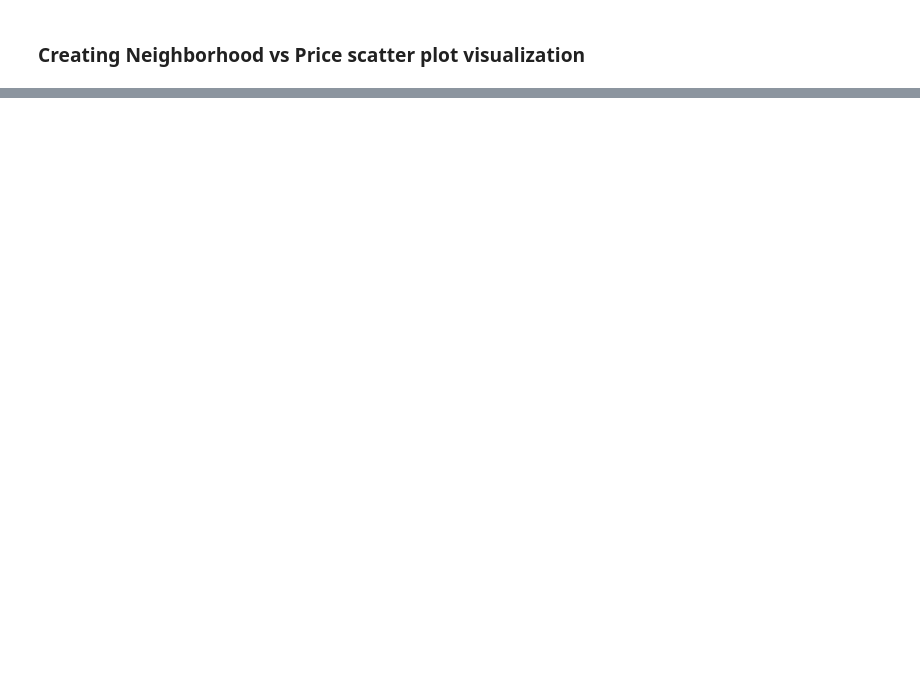
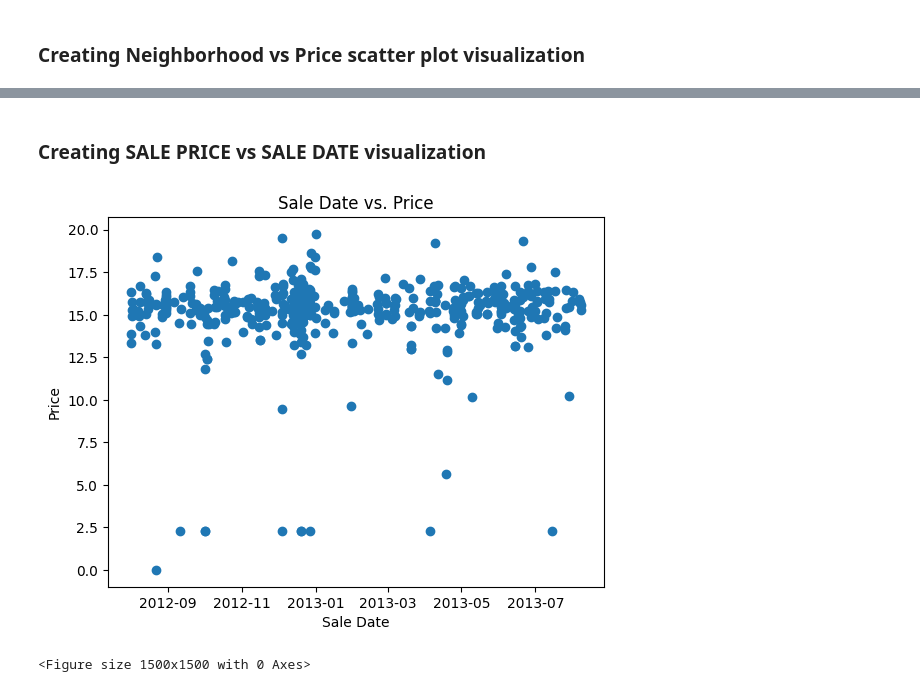
Before and after one commit to MuzammiLFive/big-data-coursework, a Jupyter notebook: Visualization.ipynb, the cells around one changed output, grey strips where cells are left out. Drawn from its saved outputs; the diff is of its cells as text; code cells hidden in the pictures; blank space fills up the shorter version.

```diff
--- a/Visualization.ipynb
+++ b/Visualization.ipynb
@@ -245 +220,13 @@ plt.show()
 <Figure size 1500x1500 with 0 Axes>
+# %% [markdown]
+### Creating SALE PRICE vs SALE DATE visualization
+# %%
+plt.scatter(df['SALE_DATE'], df['SALE_PRICE'])
+plt.title('Sale Date vs. Price')
+plt.xlabel('Sale Date')
+plt.ylabel('Price')
+plt.figure(figsize=(15,15))
+plt.show()
+# %% [output]
+[figure, added]
+<Figure size 1500x1500 with 0 Axes>
```
Also changed, not shown: parts of 9 cells of this notebook.
